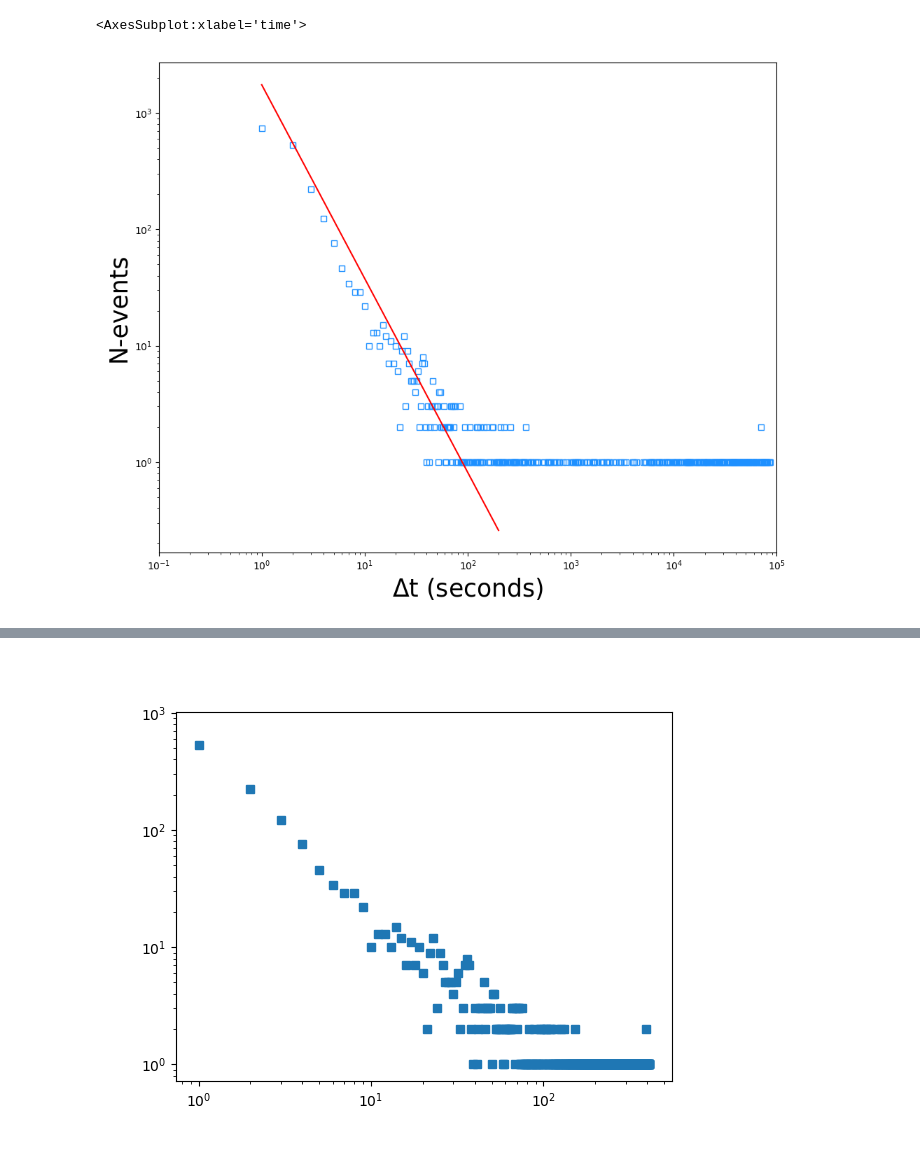
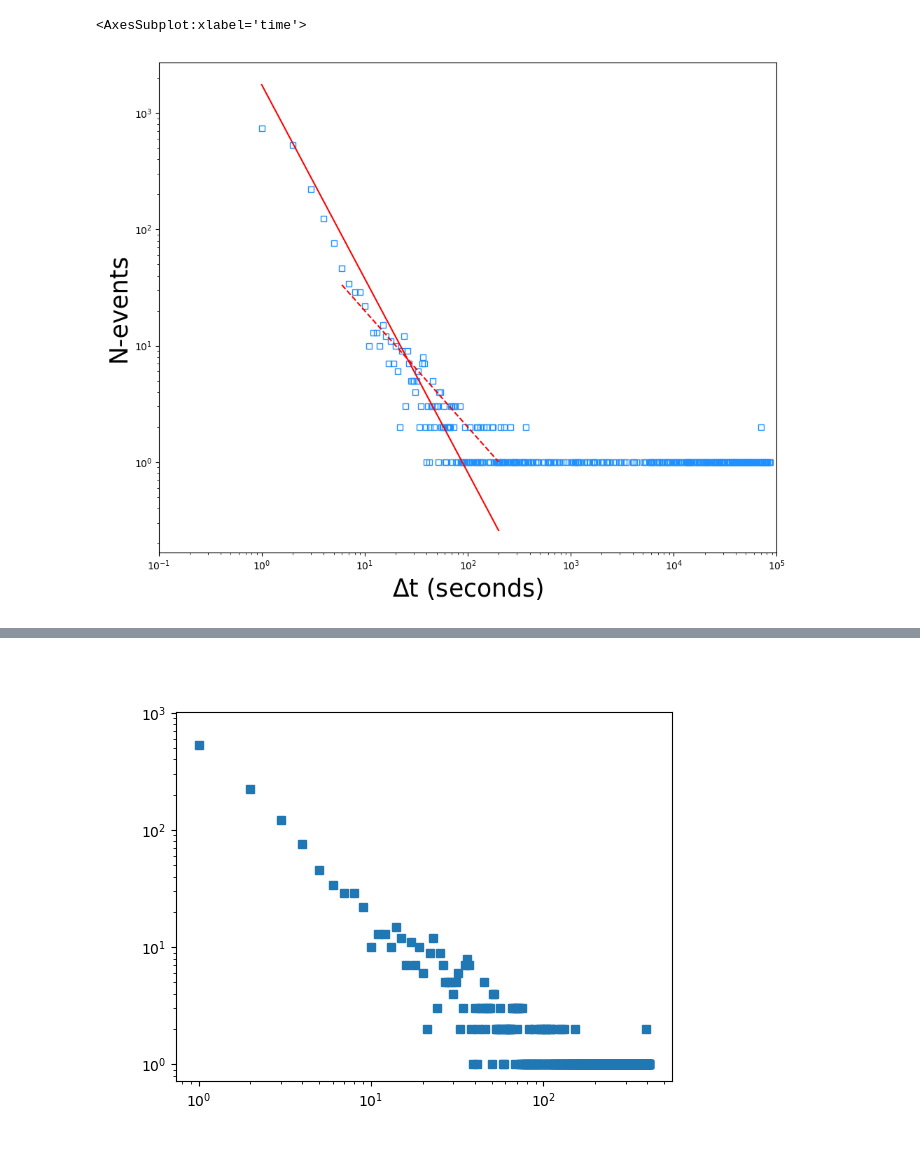
Before and after one commit to SerpRateAI/BubblePaper, a Jupyter notebook: FINAL-PLOTS-PAPER-supplemental.ipynb, the cells around one changed output, grey strips where cells are left out. Saved outputs shown, nothing was run; the diff lists cells and outputs as text; code cells hidden in the pictures.

```diff
--- a/FINAL-PLOTS-PAPER-supplemental.ipynb
+++ b/FINAL-PLOTS-PAPER-supplemental.ipynb
@@ -144,0 +180,42 @@ datetime.date(2019, 12, 8)
+# %%
+events = [event1
+          # , event2
+          , event3, event4, event5, event6, event7, event8
+          # , event9
+          , event10, event11]
+fig, ax = plt.subplots()
+
+for n, e in enumerate(events):
+    y = e.ones.cumsum()
+    y = y/y.max()
+    time = e.time
+    t = np.array([t.timestamp() for t in time])
+    t = (t - t.min())
+    t = t/t.max()
+    ax.plot(t, y, label='event {n}; {t}'.format(n=n+1, t=time.min().date()), color='black', alpha=0.25)
+
+ax.set_ylabel('cumulative events (normalized)')
+ax.set_xlabel('time (normalized)')
+
+from scipy import optimize
+def curvefunc(t, a, b):
+    return 1+a*(1 - np.exp(-b*t))
+
+e = event3
+y = e.set_index('time').ones.cumsum().values
+time = e.set_index('time').ones.cumsum().index
+t = np.array([t.timestamp() for t in time])
+t = t - t.min()
+t = t + 1
+params, cov = optimize.curve_fit(curvefunc, t, y, p0=(750, 5/10800))
+print(params)
+print('A:'+str(params[0]),'alpha:'+str(params[1]))
+nt_fit = curvefunc(t, a=A, b=alpha)
+
+
+ax.plot(t/t.max(), nt_fit/nt_fit.max(), color='red', label=r'model ($N_0$={A}'.format(A=int(params[0]))+r', $\alpha$={:.3e})'.format(params[1]))
+
+ax.legend()
+
+fig.tight_layout()
+fig.savefig('supp_alldegass.pdf', bbox_inches='tight')
@@ -225,20 +504,20 @@ bubbles.deltaT_sec.hist(log=True, bins=100)
 # %%
 h, e = np.histogram(bubbles.deltaT_sec[1:], bins=np.linspace(0, 100000, 100000) )
 fig, ax = plt.subplots(figsize=(10, 8))
 ax.plot(e[:-1], h, color='dodgerblue', linewidth=0, marker='s', fillstyle='none')
 # ax.set_xscale('log')
 ax.set_xlim(1e-1, 1e5)
 ax.set_yscale('log')
 ax.set_xscale('log')
 ax.set_ylabel('N-events', fontsize=25)
 ax.set_xlabel('$\Delta$t (seconds)', fontsize=25)
 
 x = np.arange(1e0, 2e2)
 y = 1750*x**(-1.666) # satan number
 ax.plot(x, y, color='red')
-
+ax.plot(x[5:], 200*1/x[5:], color='red', linestyle='--')
 # ax.plot(h[h<0], color='red', marker='s')
 
 fig.tight_layout()
 # %% [output]
-[figure, old version]
+[figure, new version]
```
Also changed, not shown: parts of 37 cells of this notebook, 1 other file.
